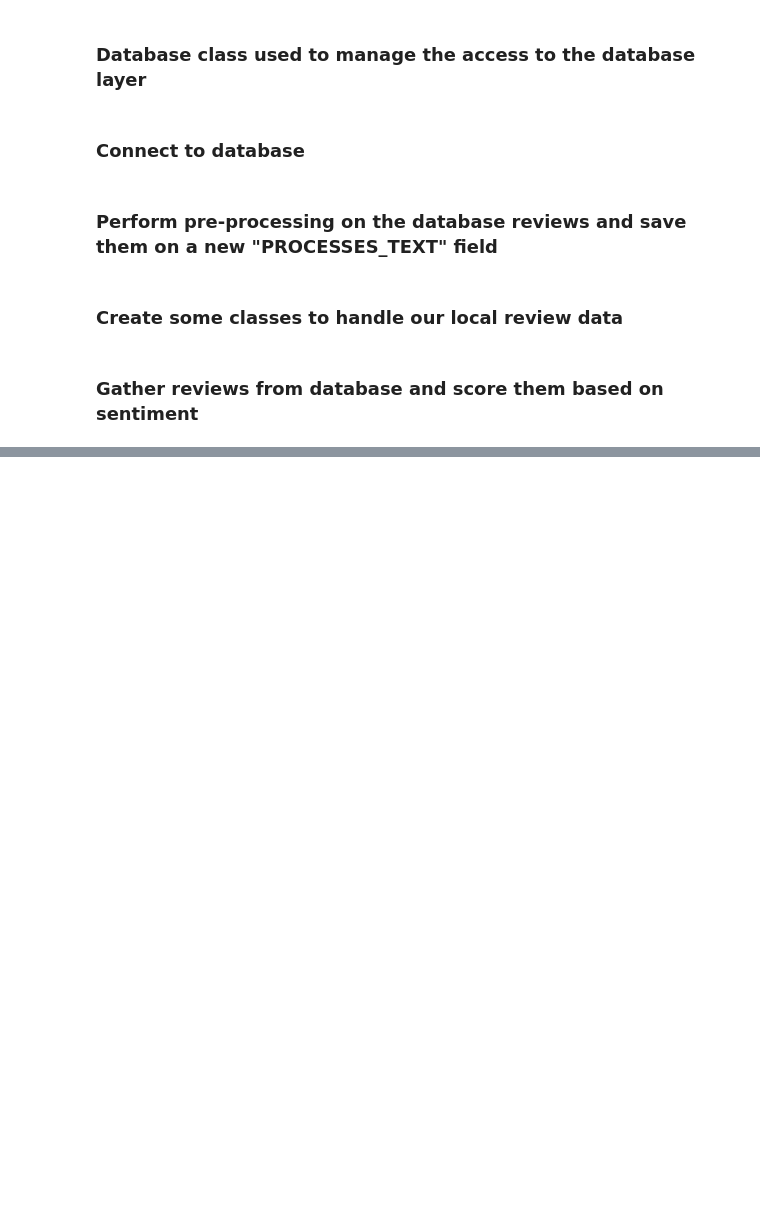
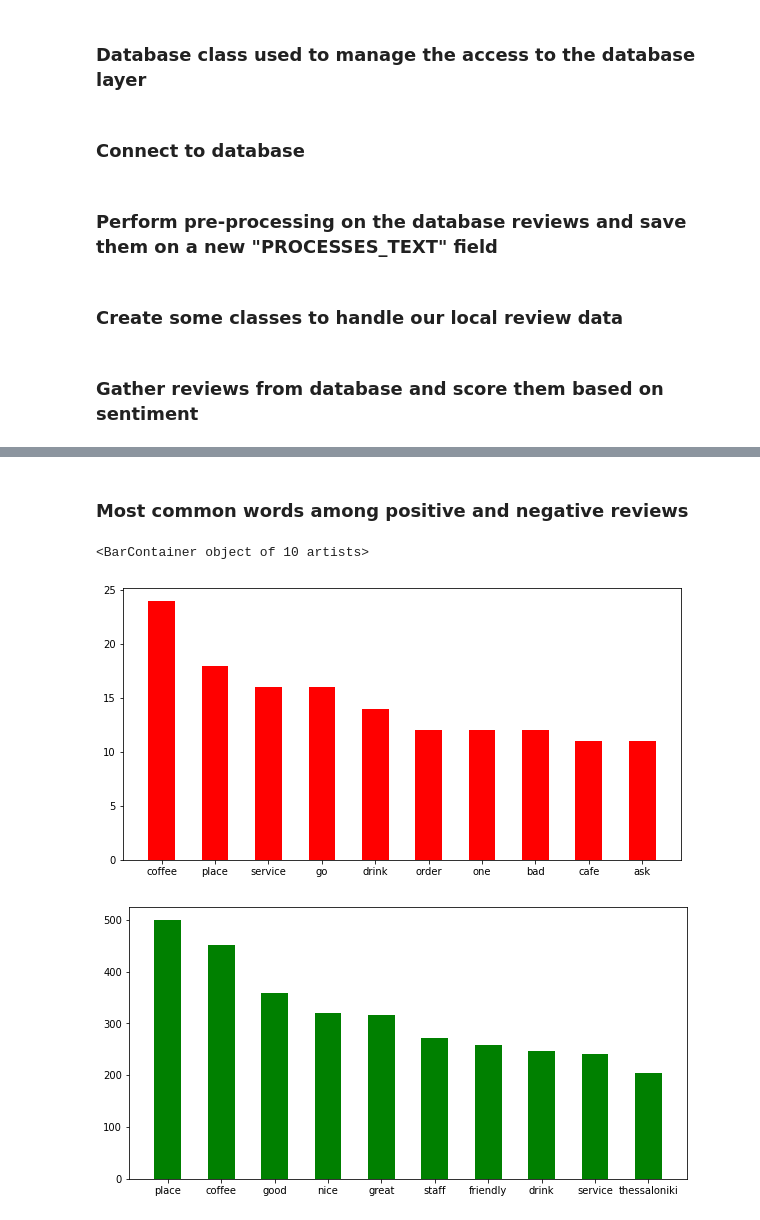
Before and after one commit to MnAppsNet/Web-Scraping-Tutorial, a Jupyter notebook: sentiment_analysis.ipynb, the cells around one changed output, grey strips where cells are left out. Cells and saved outputs as stored; diff of their text form; code cells hidden in the pictures; blank space fills up the shorter version.

```diff
--- a/sentiment_analysis.ipynb
+++ b/sentiment_analysis.ipynb
@@ -175,0 +198,17 @@ for document in database.getAllDocuments():
+# %%
+reviewsList = reviews.getReviews()
+reviewsList.sort(key=lambda r:r.polarity,reverse=False)
+numberOfResults = 5
+topPositive = []
+topNegative = []
+totalReviews = len(reviewsList)
+for i in range(0,totalReviews):
+    topNegative.append(reviewsList[i])
+    topPositive.append(reviewsList[totalReviews-i-1])
+    if i + 1 >= numberOfResults:
+        break
+
+print(f"Top {numberOfResults} positive reviews")
+pprint([r.getReviewObject() for r in topPositive])
+print(f"Top {numberOfResults} negative reviews")
+pprint([r.getReviewObject() for r in topNegative])
@@ -175,0 +233,40 @@ for document in database.getAllDocuments():
+# %% [markdown]
+### Most common words among positive and negative reviews
+# %%
+reviewsList = reviews.getReviews()
+reviewsList.sort(key=lambda r:r.polarity,reverse=False)
+stopWords = set(stopwords.words("english"))
+negativeWords = {}
+positiveWords = {}
+for review in reviewsList:
+    text = review.getProcessedReview().replace(".","")
+    text = ' '.join(set(TextBlob(text).words) - stopWords)
+    if review.getPolarity() > 0:
+        words = positiveWords
+    elif review.getPolarity() < 0:
+        words = negativeWords
+    else: continue #<= Don't include neutral reviews
+
+    for word in TextBlob(text).words:
+        if not word in words:
+            words[word] = 0
+        words[word] += 1
+
+negativeWords = sorted(negativeWords.items(), key = lambda v:(v[1], v[0]), reverse=True)
+positiveWords = sorted(positiveWords.items(), key = lambda v:(v[1], v[0]), reverse=True)
+
+negative = {}
+positive = {}
+topMostUsed = 10
+for i in range(0,topMostUsed):
+    negative [negativeWords[i][0]] = negativeWords[i][1]
+    positive [positiveWords[i][0]] = positiveWords[i][1]
+
+fig = plt.figure(num = 1, figsize = (10, 5))
+plt.bar(list(negative.keys()), list(negative.values()), color ='red', width = 0.5)
+fig = plt.figure(num = 2, figsize = (10, 5))
+plt.bar(list(positive.keys()), list(positive.values()), color ='green', width = 0.5)
+# %% [output]
+<BarContainer object of 10 artists>
+[figure, added]
+[figure, added]
```
Also changed, not shown: parts of 9 cells of this notebook.
